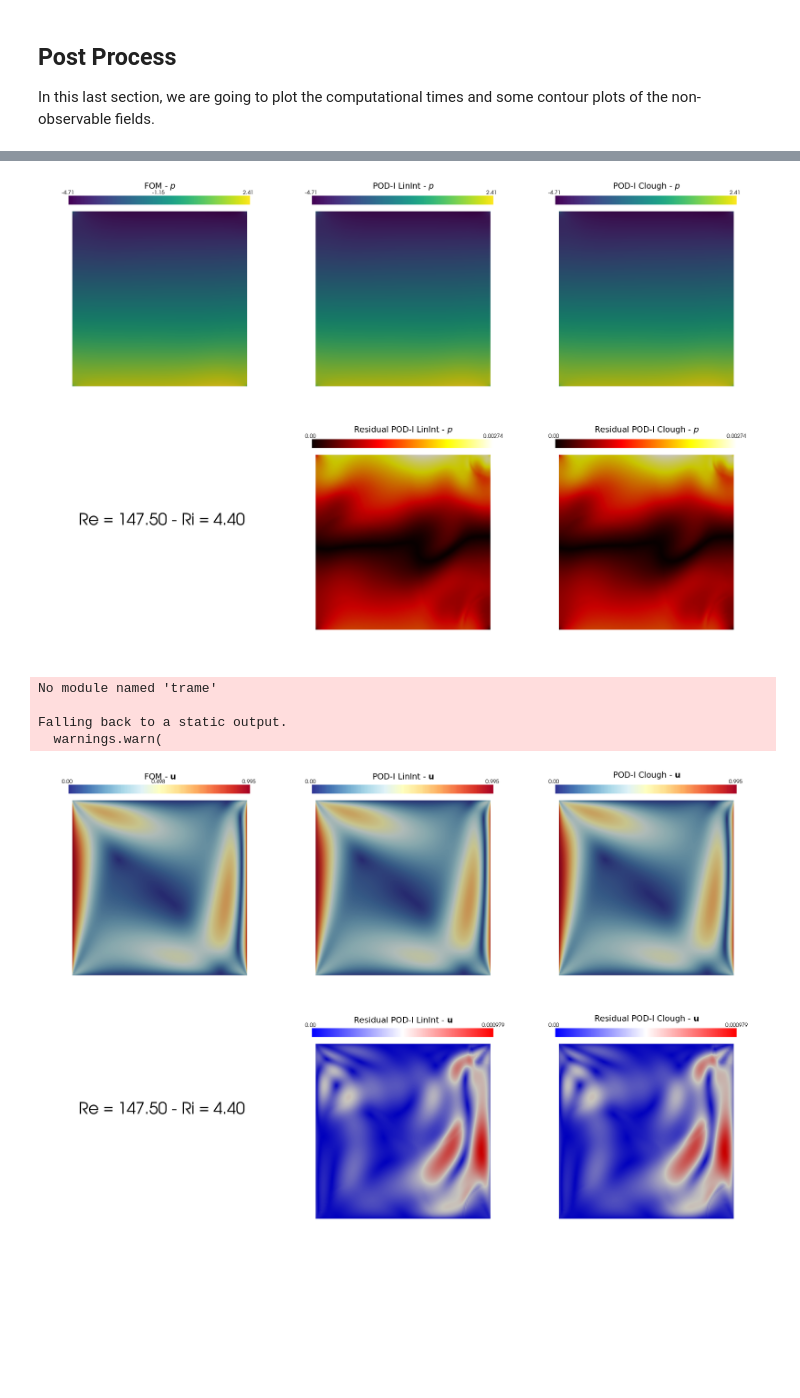
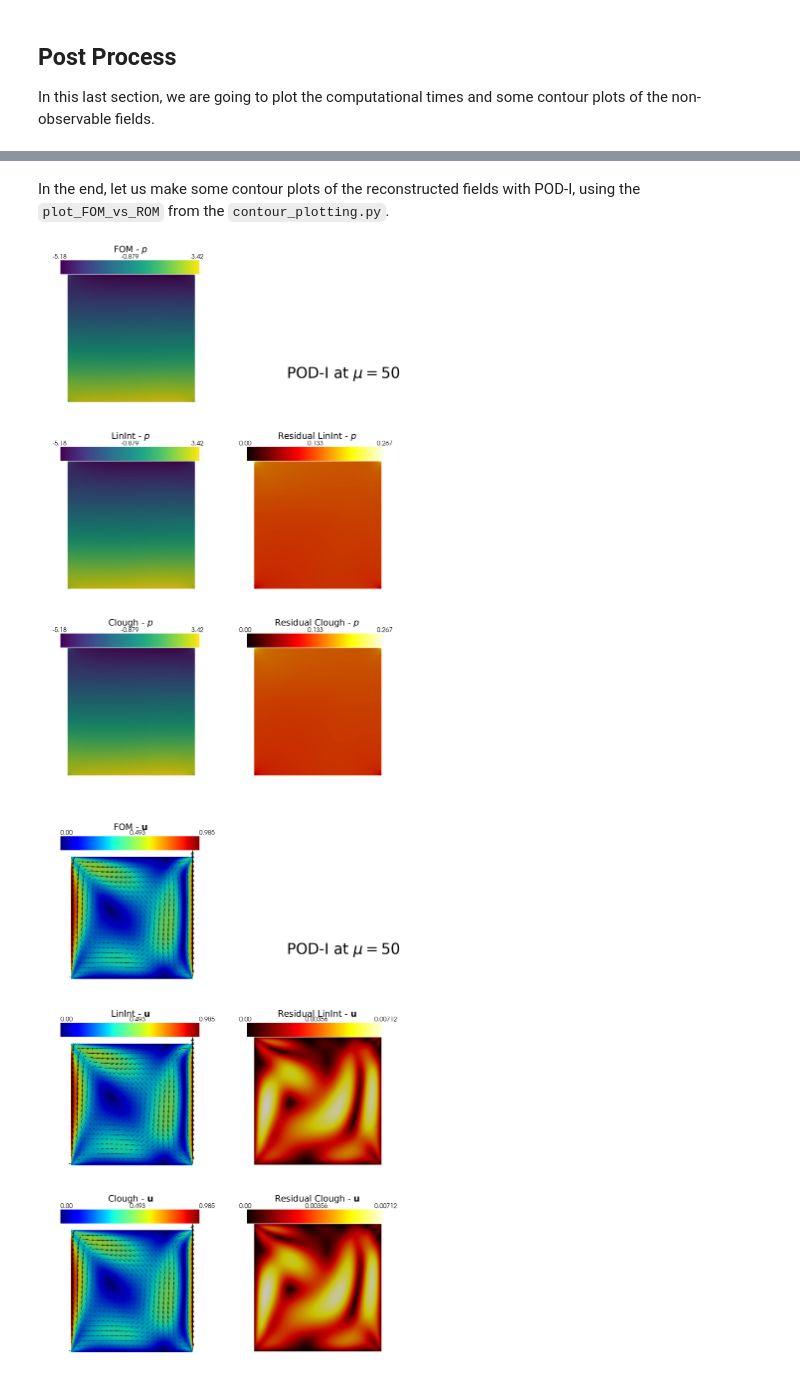
Before and after one commit to ERMETE-Lab/ROSE-pyforce, a Jupyter notebook: docs/Tutorials/03_BuoyantCavity_OF6/03_online_IR.ipynb, the cells around one changed output, grey strips where cells are left out. Saved outputs shown, nothing was run; the diff lists cells and outputs as text; code cells hidden in the pictures; blank space fills up the shorter version.

```diff
--- a/docs/Tutorials/03_BuoyantCavity_OF6/03_online_IR.ipynb
+++ b/docs/Tutorials/03_BuoyantCavity_OF6/03_online_IR.ipynb
@@ -464,23 +350,22 @@ In the end, the figure can be generated
-# %%
-cmaps = [cm.viridis, cm.RdYlBu_r]
-cmaps_res = [cm.hot, cm.bwr]
-
-for field_i, field in enumerate(var_names):
-    if field_i != obs_idx:
-        # bar = LoopProgress('Plotting '+var_names[field_i], final = len(test_snaps[field]))
-
-        mu_plot = -1
-        title = 'Re = {:.2f}'.format(mu_test[mu_plot, 0])+' - Ri = {:.2f}'.format(mu_test[mu_plot, 1])
-
-        PlotFOM_vs_ROM( test_snaps[field], reconstructions[field],
-                        mu_plot, title, tex_var_names[field_i],
-                        colormap=cmaps[field_i-1], colormap_res = cmaps_res[field_i-1],
-                        filename=None
-                        )
-# %% [output]
-[figure, removed]
-No module named 'trame'
-
-Falling back to a static output.
-  warnings.warn(
-[figure, removed]
+# %% [markdown]
+In the end, let us make some contour plots of the reconstructed fields with POD-I, using the `plot_FOM_vs_ROM` from the `contour_plotting.py`.
+# %%
+from contour_plotting import plot_FOM_vs_ROM
+
+mu = 50
+
+plot_FOM_vs_ROM(test_snaps[var_names[1]], reconstructions[var_names[1]], mu,
+                title = 'POD-I at $\mu='+str(mu)+'$', varname=tex_var_names[1],
+                _resolution = [750, 750], zoom = 1.,
+                position_cb = [0.12, 0.843],
+                colormap=cm.viridis, colormap_res=cm.hot)
+
+plot_FOM_vs_ROM(test_snaps[var_names[2]], reconstructions[var_names[2]], mu,
+                title = 'POD-I at $\mu='+str(mu)+'$', varname=tex_var_names[2],
+                _resolution = [750, 750], zoom = 1.,
+                position_cb = [0.12, 0.843],
+                colormap=cm.jet, colormap_res=cm.hot,
+                factor = 0.12, tolerance = 0.025, mag_plot=False)
+# %% [output]
+[figure, added]
+[figure, added]
```
Also changed, not shown: parts of 34 cells of this notebook, 5 other files.
